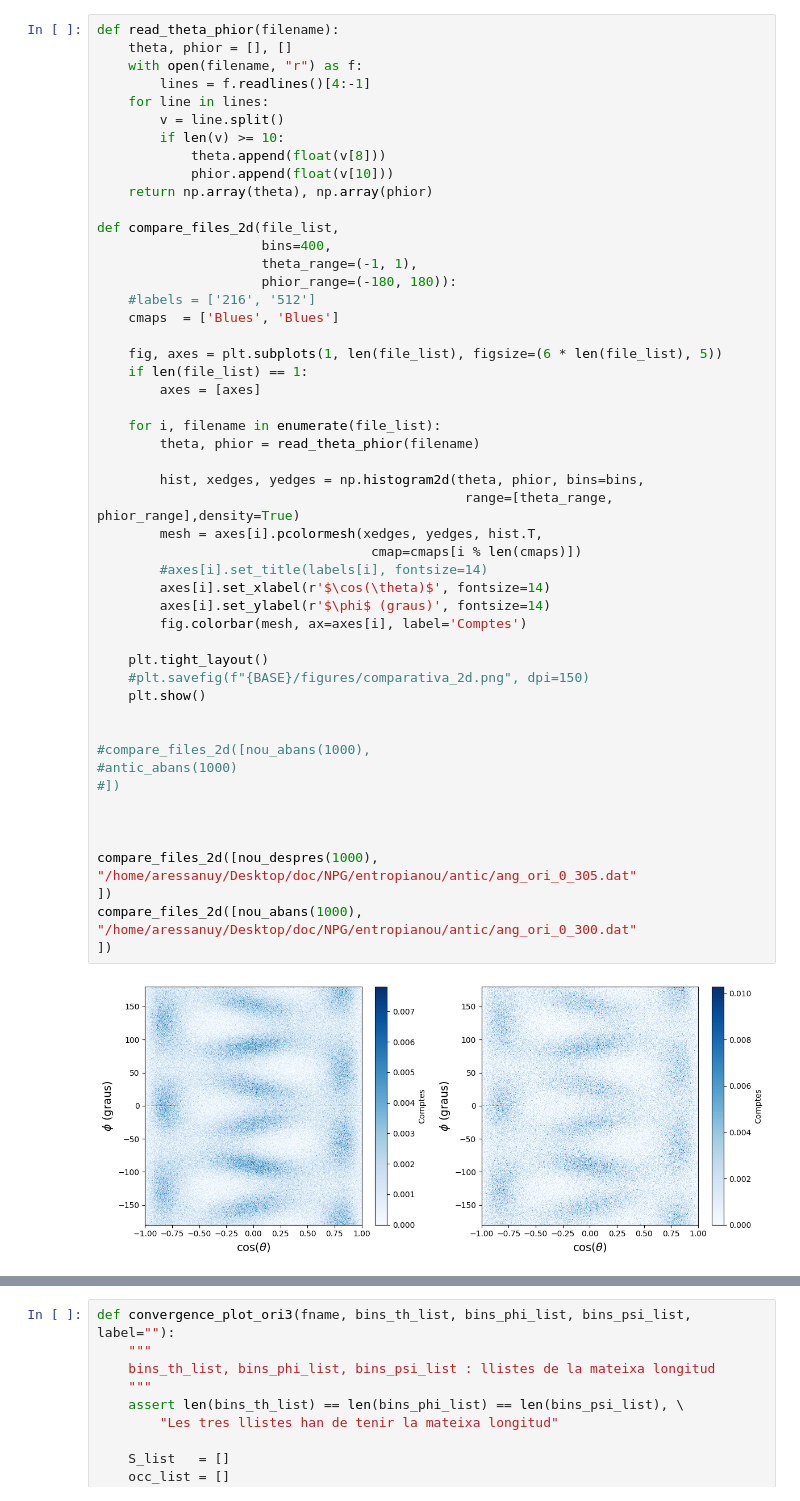
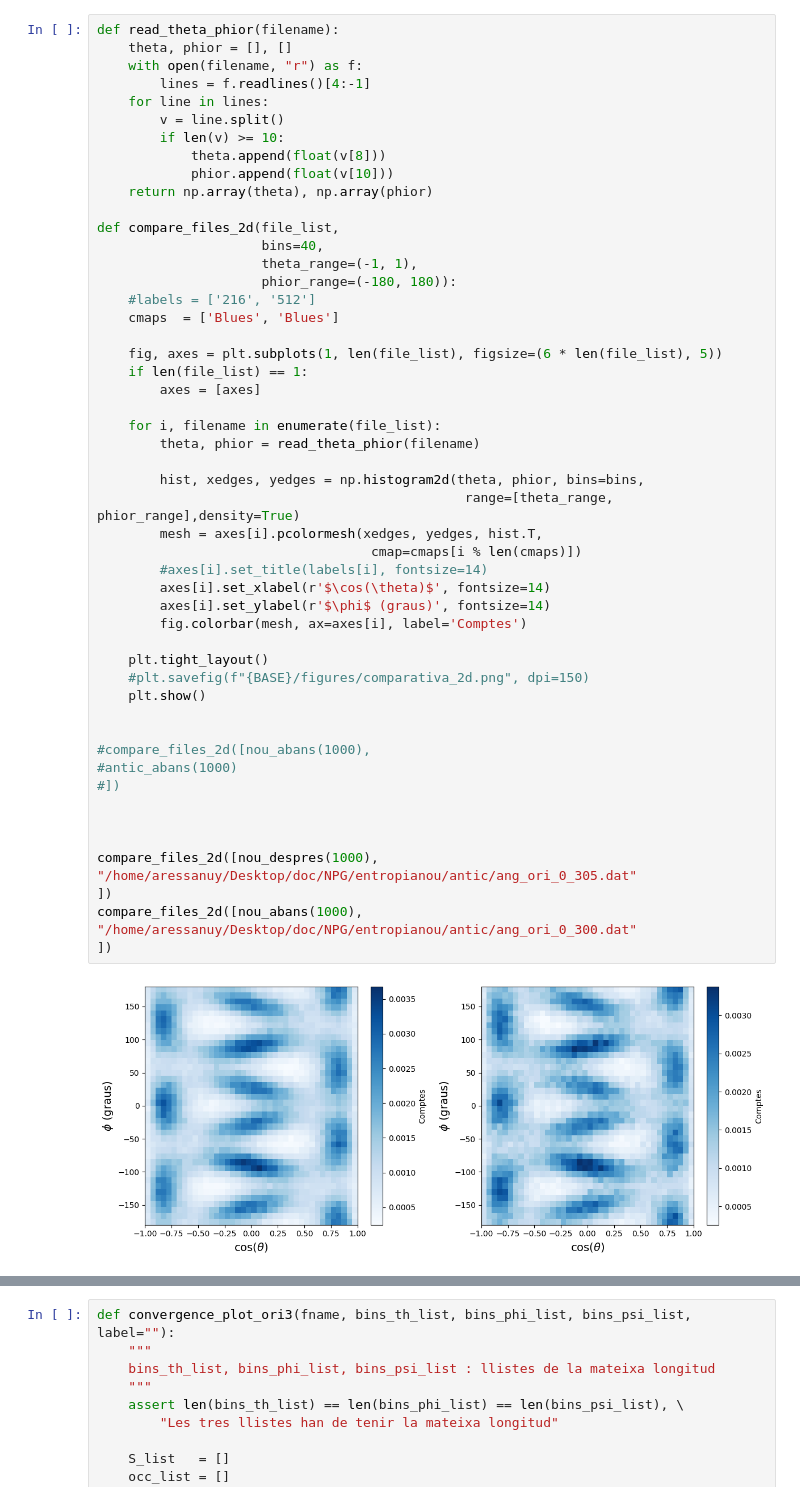
Before and after one commit to aressanu/ENTROPIES-25, a Jupyter notebook: NPG.ipynb, the cells around one changed output, grey strips where cells are left out. Saved outputs shown, nothing was run; the diff lists cells and outputs as text.

```diff
--- a/NPG.ipynb
+++ b/NPG.ipynb
@@ -372,7 +441,7 @@ def read_theta_phior(filename):
     return np.array(theta), np.array(phior)
 
 def compare_files_2d(file_list,
-                     bins=400,
+                     bins=40,
                      theta_range=(-1, 1),
                      phior_range=(-180, 180)):
     #labels = ['216', '512']
@@ -385,31 +454,31 @@ def compare_files_2d(file_list,
     for i, filename in enumerate(file_list):
         theta, phior = read_theta_phior(filename)
 
         hist, xedges, yedges = np.histogram2d(theta, phior, bins=bins,
                                                range=[theta_range, phior_range],density=True)
         mesh = axes[i].pcolormesh(xedges, yedges, hist.T,
                                    cmap=cmaps[i % len(cmaps)])
         #axes[i].set_title(labels[i], fontsize=14)
         axes[i].set_xlabel(r'$\cos(\theta)$', fontsize=14)
         axes[i].set_ylabel(r'$\phi$ (graus)', fontsize=14)
         fig.colorbar(mesh, ax=axes[i], label='Comptes')
 
     plt.tight_layout()
     #plt.savefig(f"{BASE}/figures/comparativa_2d.png", dpi=150)
     plt.show()
 
 
 #compare_files_2d([nou_abans(1000),
 #antic_abans(1000)
 #])
 
 
 
 compare_files_2d([nou_despres(1000),
 "/home/aressanuy/Desktop/doc/NPG/entropianou/antic/ang_ori_0_305.dat"
 ])
 compare_files_2d([nou_abans(1000),
 "/home/aressanuy/Desktop/doc/NPG/entropianou/antic/ang_ori_0_300.dat"
 ])
 # %% [output]
-[figure, old version]
+[figure, new version]
```
Also changed, not shown: parts of 13 cells of this notebook, 1 other file.
